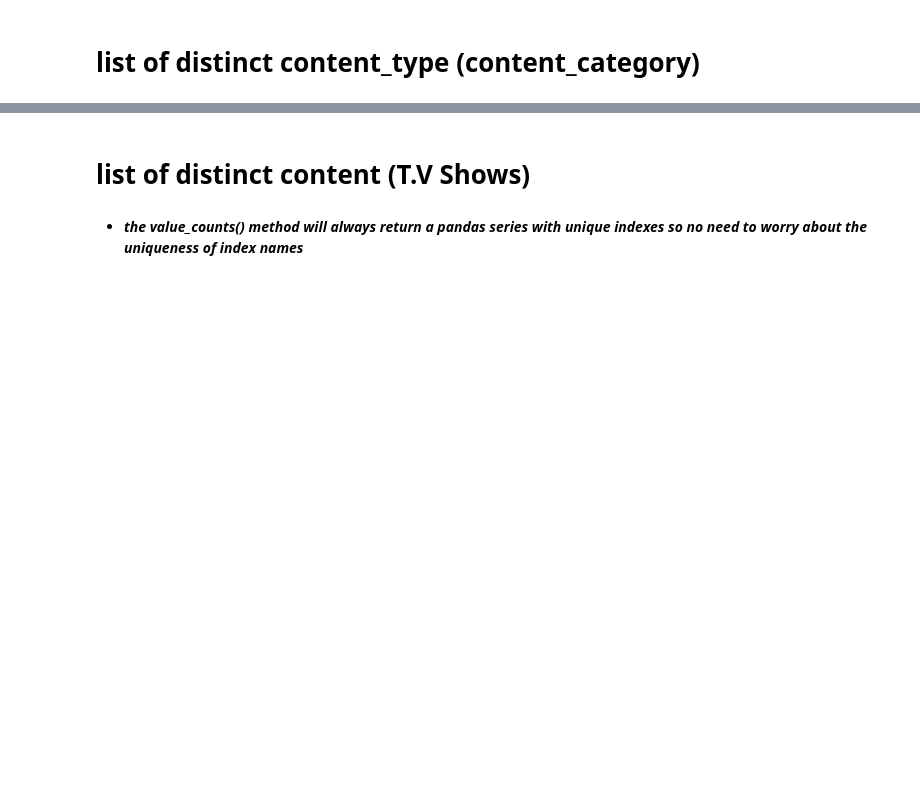
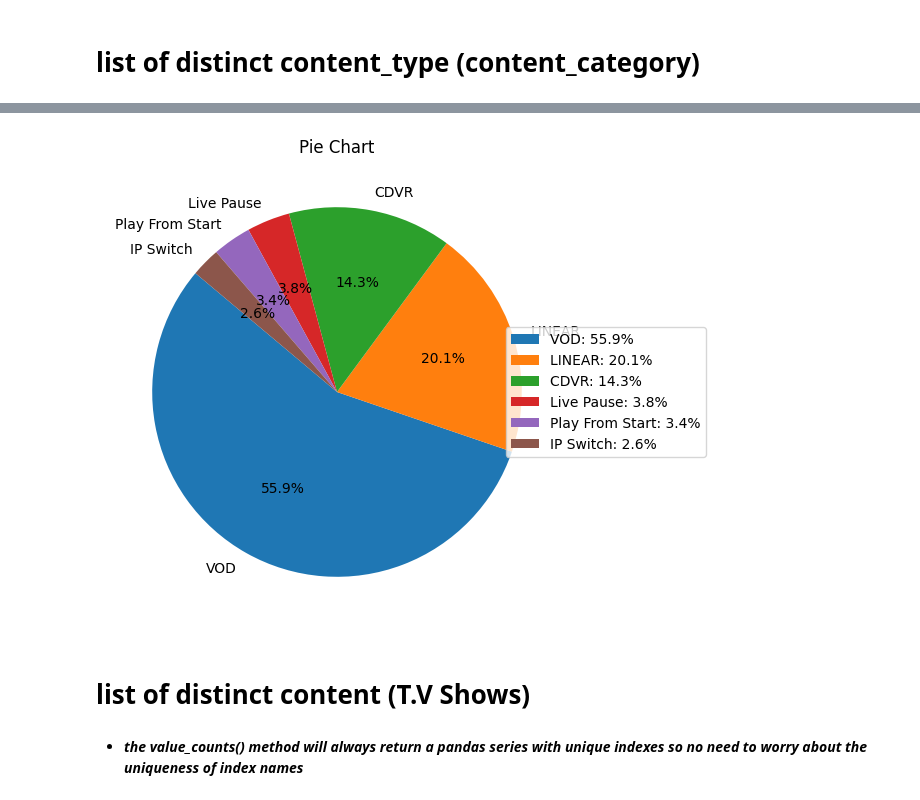
Before and after one commit to shrivatsashetty/Projects, a Jupyter notebook: Synamedia_Project.ipynb, the cells around one changed output, grey strips where cells are left out. Cells and saved outputs as stored; diff of their text form; code cells hidden in the pictures; blank space fills up the shorter version.

```diff
--- a/Synamedia_Project.ipynb
+++ b/Synamedia_Project.ipynb
@@ -164,3 +600,21 @@ content_categorywise_percentages
+# %%
+labels = content_categorywise_percentages.keys()
+values = content_categorywise_percentages.values()
+
+# Create a pie chart
+plt.figure(figsize=(8, 6))
+plt.pie(values, labels=labels, autopct='%1.1f%%', startangle=140)
+
+# Add a legend to the left of the pie chart with percentage weightage
+plt.legend(loc='center left', bbox_to_anchor=(0.85, 0.5), labels=[f'{label}: {value:.1f}%' for label, value in data.items()])
+
+# Add a title
+plt.title("Pie Chart")
+
+# Display the plot
+plt.show()
+# %% [output]
+[figure, added]
 # %% [markdown]
 # list of distinct content (T.V Shows)
 # %%
```
Also changed, not shown: parts of 97 cells of this notebook.
